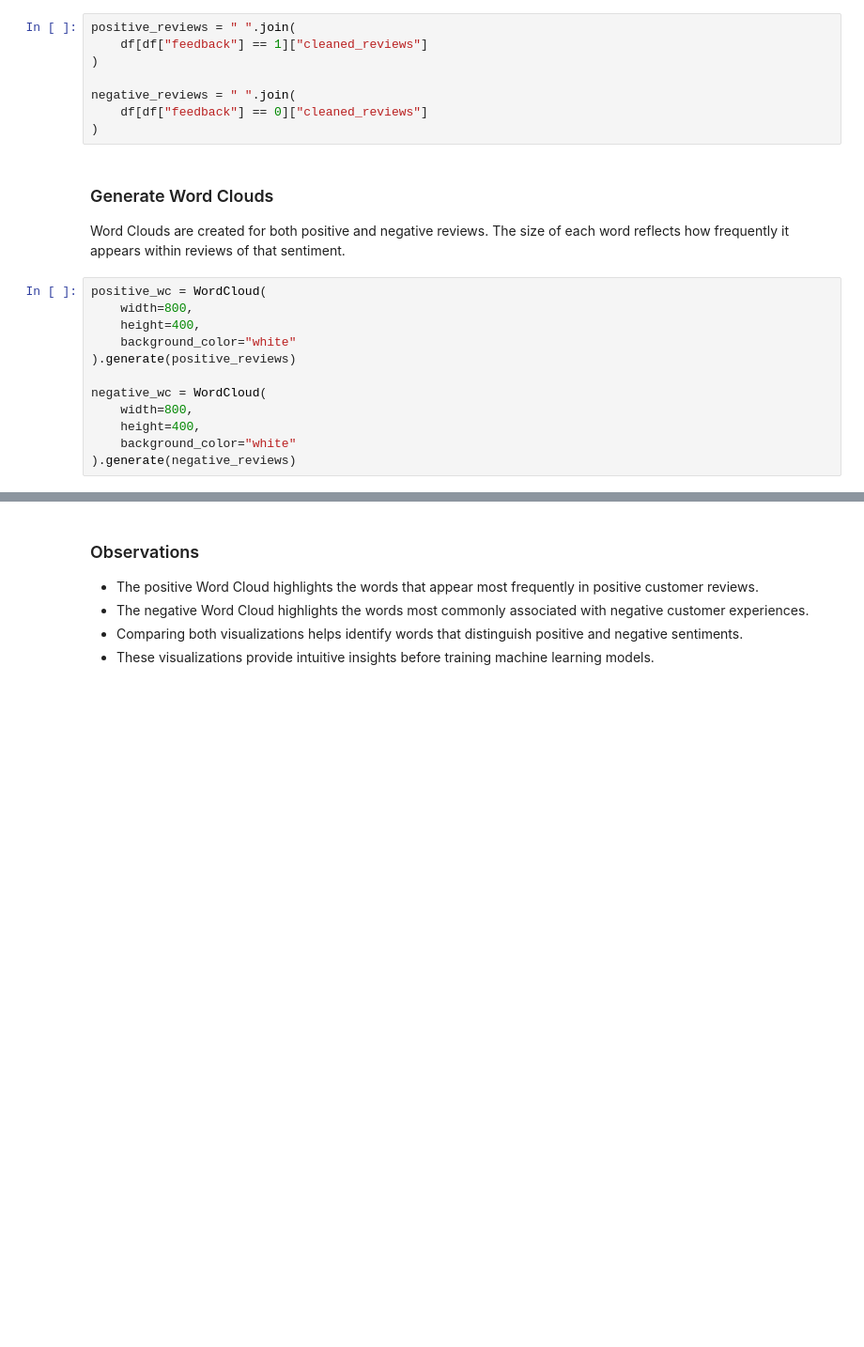
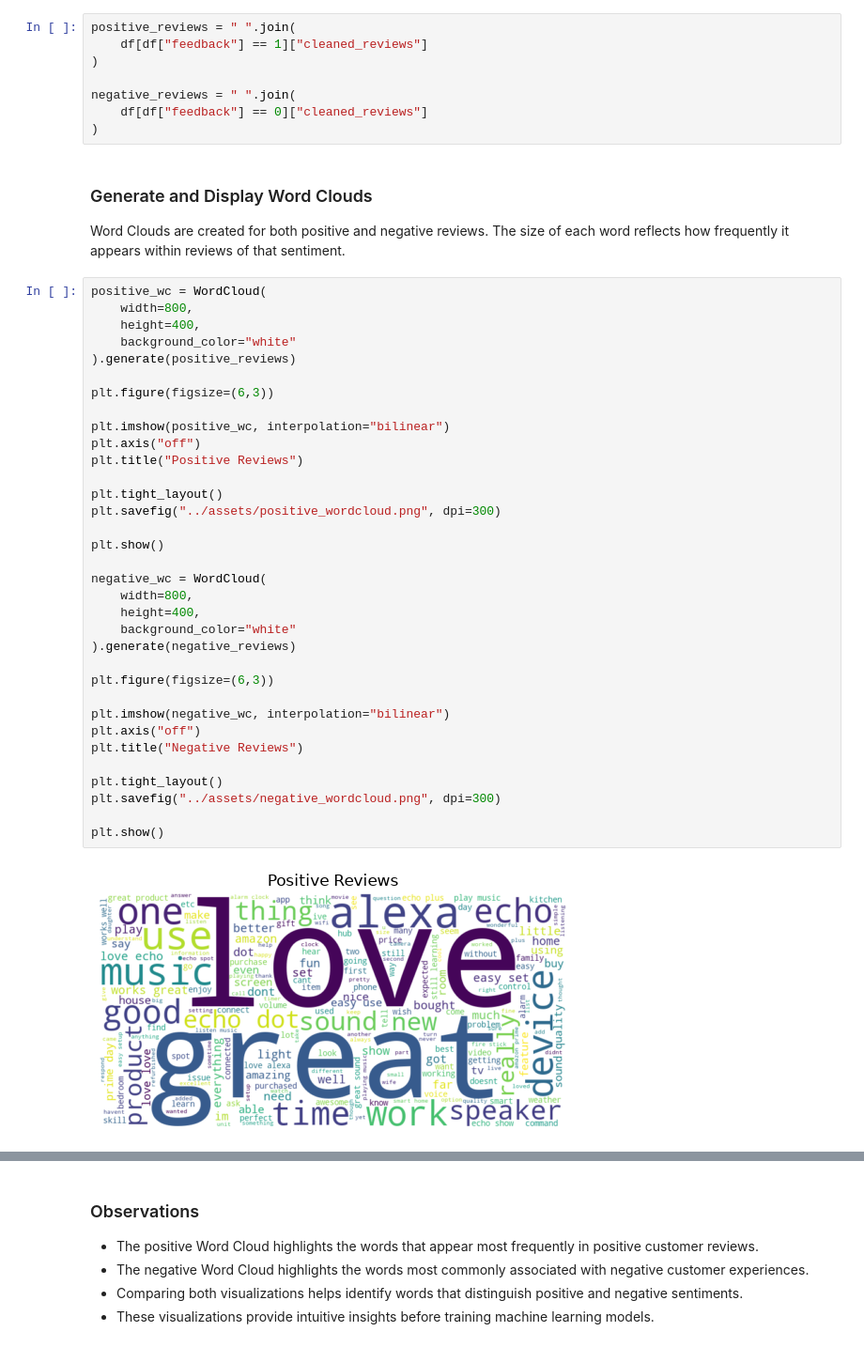
Before and after one commit to hania-sajjad/WEEK-5-TASK, a Jupyter notebook: notebooks/week5_nlp.ipynb, the cells around one changed output, grey strips where cells are left out. Shown at 94% size. Cells and saved outputs as stored; diff of their text form; blank space fills up the shorter version.

```diff
--- a/notebooks/week5_nlp.ipynb
+++ b/notebooks/week5_nlp.ipynb
@@ -238,18 +241,42 @@ negative_reviews = " ".join(
     df[df["feedback"] == 0]["cleaned_reviews"]
 )
 # %% [markdown]
-### Generate Word Clouds
+### Generate and Display Word Clouds
 
 Word Clouds are created for both positive and negative reviews. The size of each word reflects how frequently it appears within reviews of that sentiment.
 # %%
 positive_wc = WordCloud(
     width=800,
     height=400,
     background_color="white"
 ).generate(positive_reviews)
 
+plt.figure(figsize=(6,3))
+
+plt.imshow(positive_wc, interpolation="bilinear")
+plt.axis("off")
+plt.title("Positive Reviews")
+
+plt.tight_layout()
+plt.savefig("../assets/positive_wordcloud.png", dpi=300)
+
+plt.show()
+
 negative_wc = WordCloud(
     width=800,
     height=400,
     background_color="white"
 ).generate(negative_reviews)
+
+plt.figure(figsize=(6,3))
+
+plt.imshow(negative_wc, interpolation="bilinear")
+plt.axis("off")
+plt.title("Negative Reviews")
+
+plt.tight_layout()
+plt.savefig("../assets/negative_wordcloud.png", dpi=300)
+
+plt.show()
+# %% [output]
+[figure, added]
```
Also changed, not shown: parts of 4 cells of this notebook, 6 other files.
